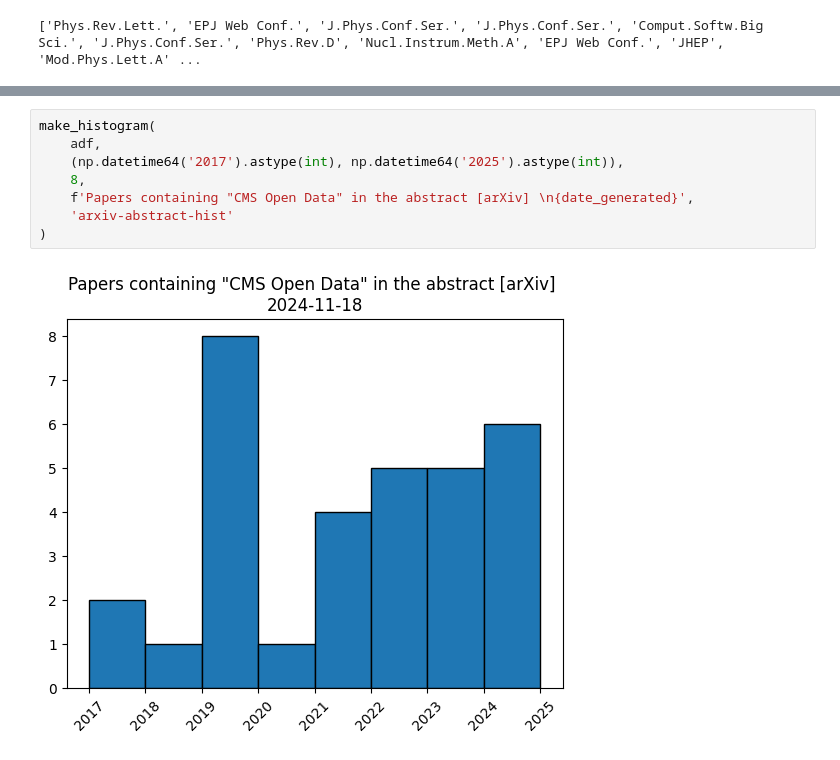
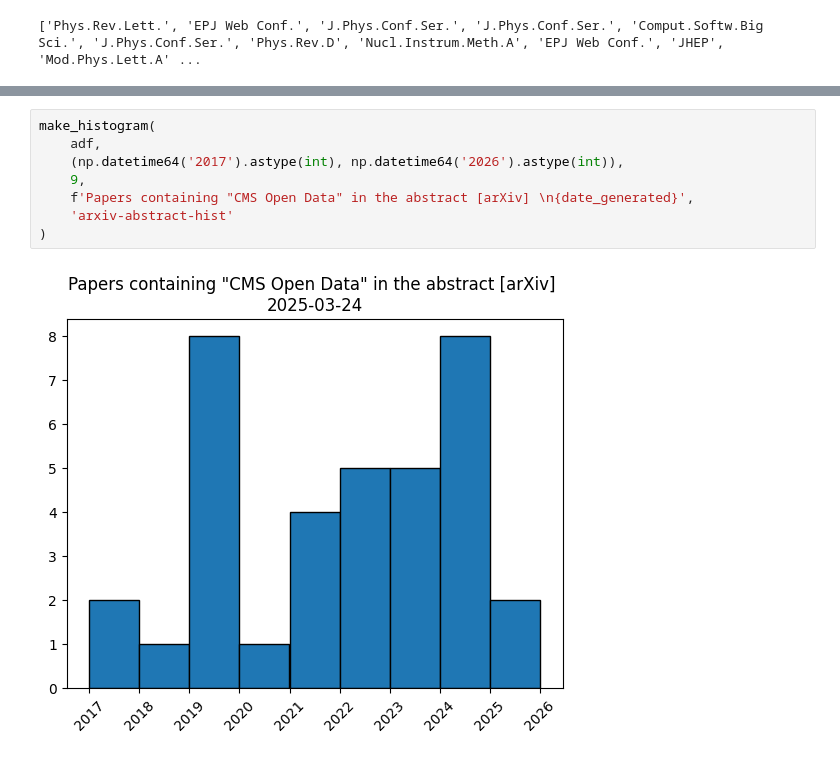
Before and after one commit to cms-dpoa/data-usage, a Jupyter notebook: publications.ipynb, the cells around one changed output, grey strips where cells are left out. Cells and saved outputs as stored; diff of their text form.

```diff
--- a/publications.ipynb
+++ b/publications.ipynb
@@ -439,13 +441,13 @@ plt.savefig('./figs/arxiv-abstract.png', dpi=200)
 # %%
 make_histogram(
     adf,
-    (np.datetime64('2017').astype(int), np.datetime64('2025').astype(int)),
-    8,
+    (np.datetime64('2017').astype(int), np.datetime64('2026').astype(int)),
+    9,
     f'Papers containing "CMS Open Data" in the abstract [arXiv] \n{date_generated}',
     'arxiv-abstract-hist'
 )
 # %% [output]
-[figure, old version]
+[figure, new version]
 # %%
 make_wordcloud(adf, 'title', 'arxiv-wc-title')
 # %% [output]
```
Also changed, not shown: parts of 19 cells of this notebook, 15 other files.
